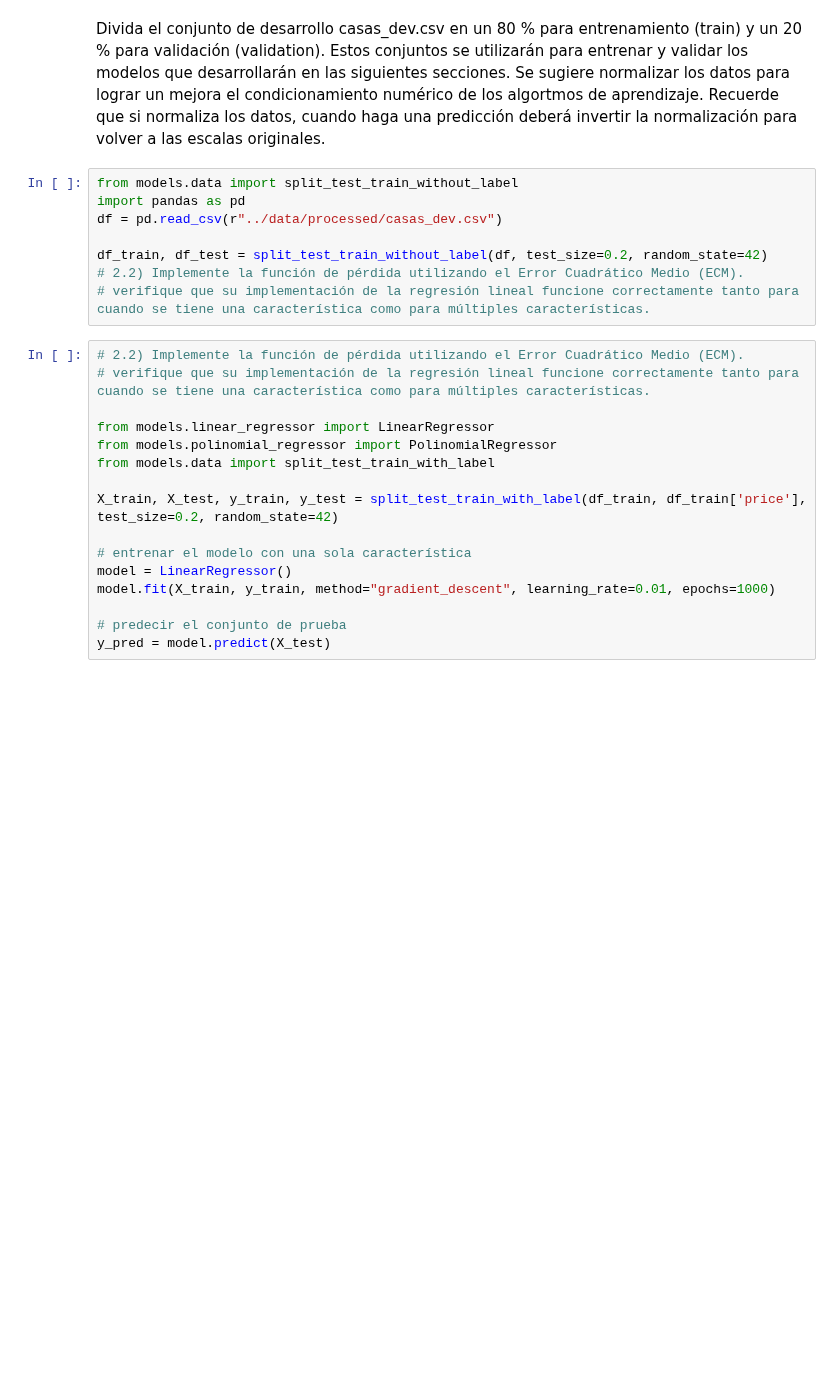
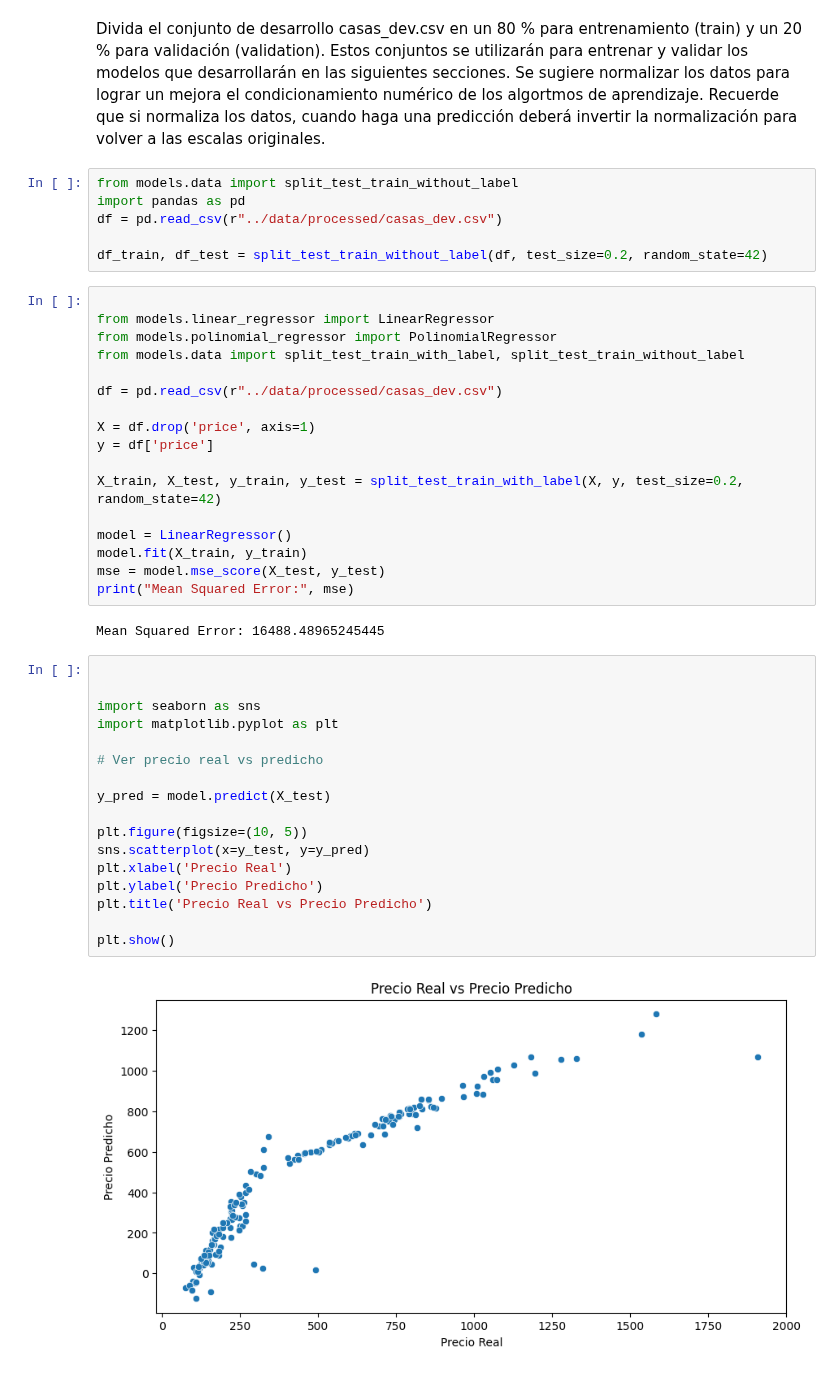
Before and after one commit to frizynn/tp1-machine-learning, a Jupyter notebook: src/Entrega_Tp1.ipynb, the cells around one changed output. Cells and saved outputs as stored; diff of their text form; blank space fills up the shorter version.

```diff
--- a/src/Entrega_Tp1.ipynb
+++ b/src/Entrega_Tp1.ipynb
@@ -193,21 +193,41 @@ import pandas as pd
 df = pd.read_csv(r"../data/processed/casas_dev.csv")
 
 df_train, df_test = split_test_train_without_label(df, test_size=0.2, random_state=42)
-# 2.2) Implemente la función de pérdida utilizando el Error Cuadrático Medio (ECM).
-# verifique que su implementación de la regresión lineal funcione correctamente tanto para cuando se tiene una característica como para múltiples características.
-# %%
-# 2.2) Implemente la función de pérdida utilizando el Error Cuadrático Medio (ECM).
-# verifique que su implementación de la regresión lineal funcione correctamente tanto para cuando se tiene una característica como para múltiples características.
-
-from models.linear_regressor import LinearRegressor
-from models.polinomial_regressor import PolinomialRegressor
-from models.data import split_test_train_with_label
-
-X_train, X_test, y_train, y_test = split_test_train_with_label(df_train, df_train['price'], test_size=0.2, random_state=42)
-
-# entrenar el modelo con una sola característica
-model = LinearRegressor()
-model.fit(X_train, y_train, method="gradient_descent", learning_rate=0.01, epochs=1000)
-
-# predecir el conjunto de prueba
-y_pred = model.predict(X_test)
+# %%
+
+from models.linear_regressor import LinearRegressor
+from models.polinomial_regressor import PolinomialRegressor
+from models.data import split_test_train_with_label, split_test_train_without_label
+
+df = pd.read_csv(r"../data/processed/casas_dev.csv")
+
+X = df.drop('price', axis=1)
+y = df['price']
+
+X_train, X_test, y_train, y_test = split_test_train_with_label(X, y, test_size=0.2, random_state=42)
+
+model = LinearRegressor()
+model.fit(X_train, y_train)
+mse = model.mse_score(X_test, y_test)
+print("Mean Squared Error:", mse)
+# %% [output]
+Mean Squared Error: 16488.48965245445
+# %%
+
+
+import seaborn as sns
+import matplotlib.pyplot as plt
+
+# Ver precio real vs predicho
+
+y_pred = model.predict(X_test)
+
+plt.figure(figsize=(10, 5))
+sns.scatterplot(x=y_test, y=y_pred)
+plt.xlabel('Precio Real')
+plt.ylabel('Precio Predicho')
+plt.title('Precio Real vs Precio Predicho')
+
+plt.show()
+# %% [output]
+[figure, added]
```
Also changed, not shown: 2 other files.
